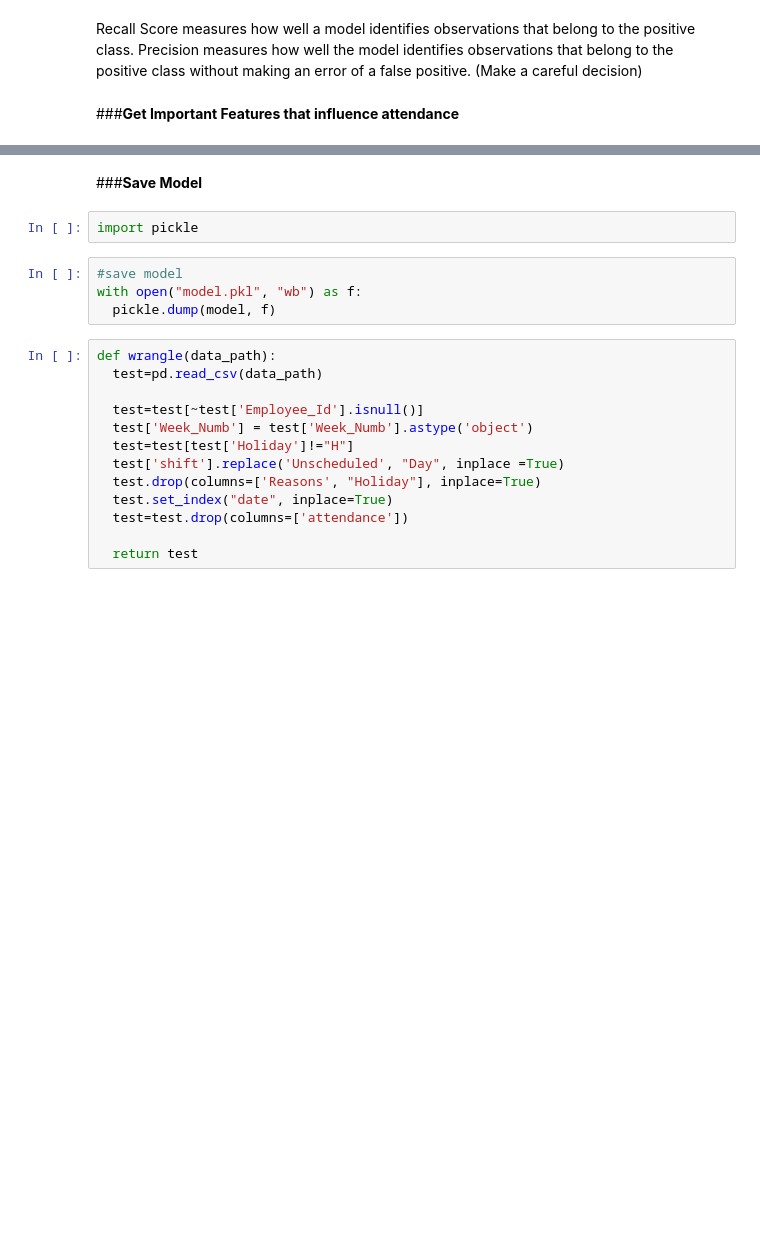
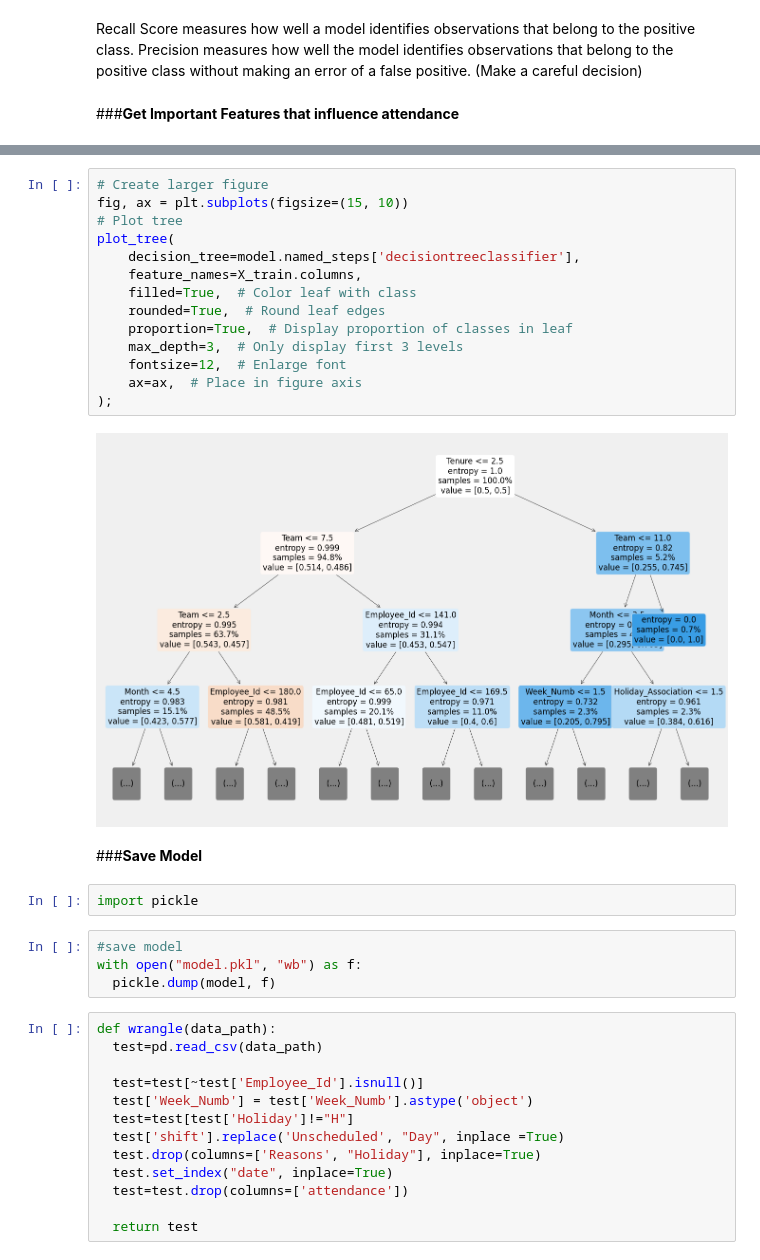
Before and after one commit to Jaeljane/Attendance_Prediction, a Jupyter notebook: Attendance_DecisionTreeClassifier.ipynb, the cells around one changed output, grey strips where cells are left out. Drawn from its saved outputs; the diff is of its cells as text; blank space fills up the shorter version.

```diff
--- a/Attendance_DecisionTreeClassifier.ipynb
+++ b/Attendance_DecisionTreeClassifier.ipynb
@@ -664,3 +661,19 @@ plt.show()
+# %%
+# Create larger figure
+fig, ax = plt.subplots(figsize=(15, 10))
+# Plot tree
+plot_tree(
+    decision_tree=model.named_steps['decisiontreeclassifier'],
+    feature_names=X_train.columns,
+    filled=True,  # Color leaf with class
+    rounded=True,  # Round leaf edges
+    proportion=True,  # Display proportion of classes in leaf
+    max_depth=3,  # Only display first 3 levels
+    fontsize=12,  # Enlarge font
+    ax=ax,  # Place in figure axis
+);
+# %% [output]
+[figure, added]
 # %% [markdown]
 ###**Save Model**
 # %%
```
Also changed, not shown: parts of 26 cells of this notebook.
